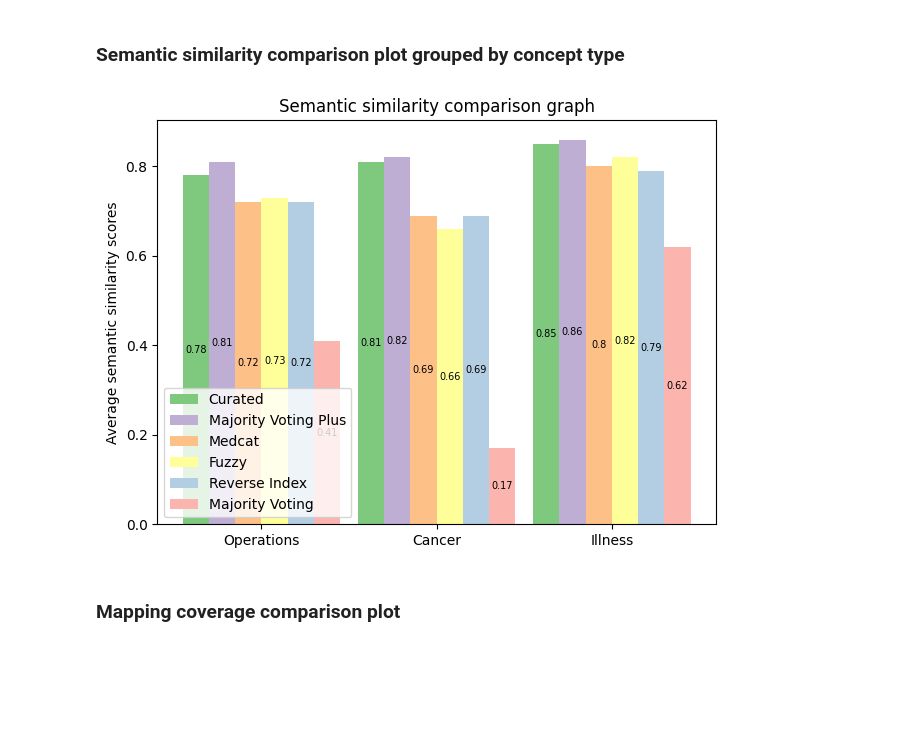
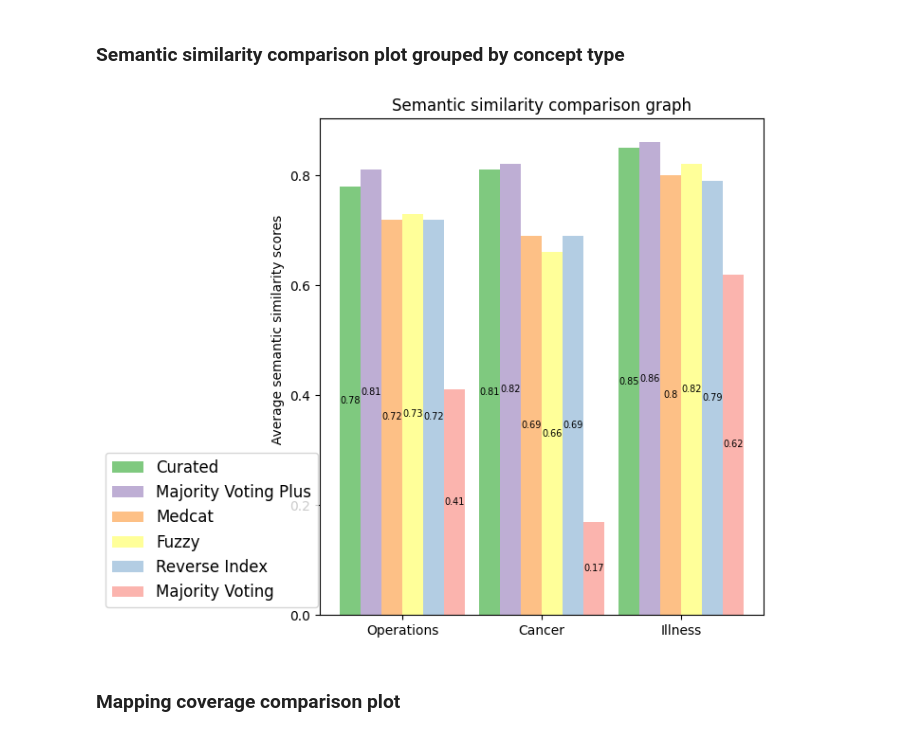
Before and after one commit to ryashpal/EHRQC, a Jupyter notebook: notebooks/python/concept_mapping/medcat_snomed.ipynb, the cells around one changed output. Drawn from its saved outputs; the diff is of its cells as text; code cells hidden in the pictures; blank space fills up the shorter version.

```diff
--- a/notebooks/python/concept_mapping/medcat_snomed.ipynb
+++ b/notebooks/python/concept_mapping/medcat_snomed.ipynb
@@ -881,37 +881,38 @@ avg_operations_sss_majority_voting_plus = round(mappedOperationsFullDf[(mappedOp
 avg_cancer_sss_majority_voting_plus = round(mappedCancerFullDf[(mappedCancerFullDf.curatedStatus == 'APPROVED') & (mappedCancerFullDf['majorityVotingPlus'].notna())]['semantic_similarity_score_majority_voting_plus'].sum()/mappedCancerFullDf[(mappedCancerFullDf.curatedStatus == 'APPROVED')].shape[0], 2)
 avg_illness_sss_majority_voting_plus = round(mappedIllnessFullDf[(mappedIllnessFullDf.curatedStatus == 'APPROVED') & (mappedIllnessFullDf['majorityVotingPlus'].notna())]['semantic_similarity_score_majority_voting_plus'].sum()/mappedIllnessFullDf[(mappedIllnessFullDf.curatedStatus == 'APPROVED')].shape[0], 2)
 avg_majority_voting_plus_sss = [avg_operations_sss_majority_voting_plus, avg_cancer_sss_majority_voting_plus, avg_illness_sss_majority_voting_plus]
 
 
 x = np.arange(len(labels))  # the label locations
 width = 0.15  # the width of the bars
 
-fig, ax = plt.subplots()
+fig, ax = plt.subplots(figsize=(8, 6))
 rects1 = ax.bar(x - (5/2) * width, avg_curated_sss, width, label='Curated', color='#7fc97f')
 rects2 = ax.bar(x - (3/2) * width, avg_majority_voting_plus_sss, width, label='Majority Voting Plus', color='#beaed4')
 rects3 = ax.bar(x - (1/2) * width, avg_medcat_sss, width, label='Medcat', color='#fdc086')
 rects4 = ax.bar(x + (1/2) * width, avg_fuzzy_sss, width, label='Fuzzy', color='#ffff99')
 rects5 = ax.bar(x + (3/2) * width, avg_reverse_index_sss, width, label='Reverse Index', color='#b3cde3')
 rects6 = ax.bar(x + (5/2) * width, avg_majority_voting_sss, width, label='Majority Voting', color='#fbb4ae')
 
 # Add some text for labels, title and custom x-axis tick labels, etc.
-ax.set_ylabel('Average semantic similarity scores')
+ax.set_ylabel('                  Average semantic similarity scores')
 ax.set_title('Semantic similarity comparison graph')
 ax.set_xticks(x, labels)
-ax.legend(loc='lower left')
+ax.legend(bbox_to_anchor=(-0.5, 0), fontsize=12, loc='lower left')
+
 
 ax.bar_label(rects1, label_type='center', fontsize=7)
 ax.bar_label(rects2, label_type='center', fontsize=7)
 ax.bar_label(rects3, label_type='center', fontsize=7)
 ax.bar_label(rects4, label_type='center', fontsize=7)
 ax.bar_label(rects5, label_type='center', fontsize=7)
 ax.bar_label(rects6, label_type='center', fontsize=7)
 
 fig.tight_layout()
 
 plt.show()
 # %% [output]
-[figure, old version]
+[figure, new version]
 # %% [markdown]
 ### Mapping coverage comparison plot
 # %%
```
Also changed, not shown: 1 other file.
